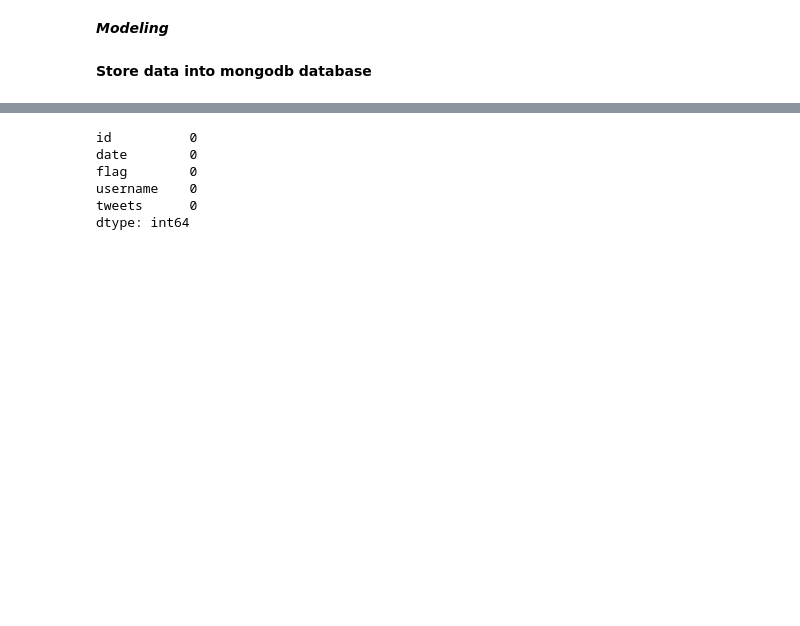
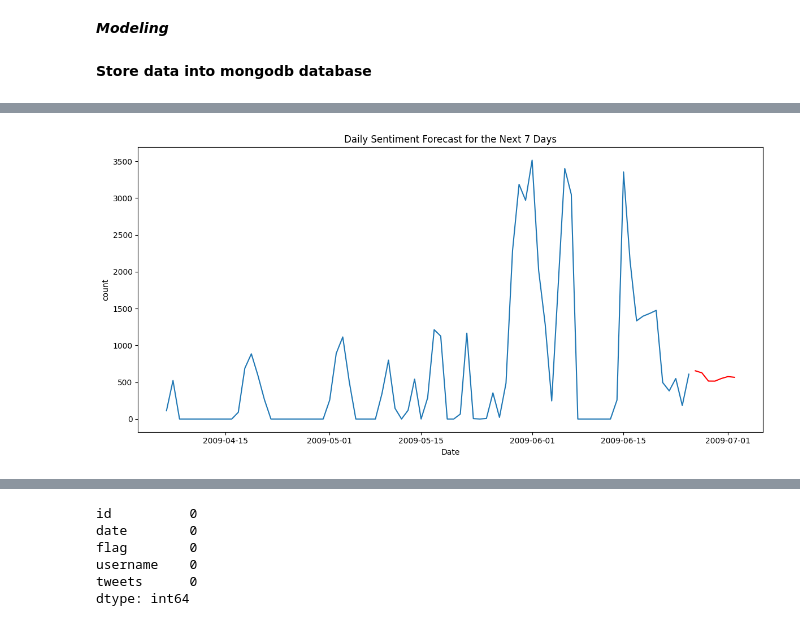
Before and after one commit to muhammadahsan2023/Tweets_Analysis, a Jupyter notebook: tweets_analysis.ipynb, the cells around one changed output, grey strips where cells are left out. Drawn from its saved outputs; the diff is of its cells as text; code cells hidden in the pictures; blank space fills up the shorter version.

```diff
--- a/tweets_analysis.ipynb
+++ b/tweets_analysis.ipynb
@@ -330,0 +371,21 @@ df = pd.read_csv('/content/drive/MyDrive/Data/tweets.csv')
+# %%
+# Fit an ARIMA model (adjust parameters as needed)
+order = (3, 1, 0)  # Example ARIMA order
+model = ARIMA(daily_data, order=order)
+fit_model = model.fit()
+# %%
+# Forecast for the next week (adjust steps parameter as needed)
+forecast_steps = 7
+forecast_dates = pd.date_range(start=daily_data.index[-1], periods=forecast_steps + 1, freq='D')[1:]
+forecast = fit_model.get_forecast(steps=forecast_steps)
+# %%
+plt.figure(figsize=(12, 6))
+plt.plot(daily_data.index, daily_data, label='Actual')
+plt.plot(forecast_dates, forecast.predicted_mean, color='red', label='Forecast')
+plt.title('Daily Sentiment Forecast for the Next 7 Days')
+plt.xlabel('Date')
+plt.ylabel('count')
+plt.tight_layout()
+plt.show()
+# %% [output]
+[figure, added]
```
Also changed, not shown: parts of 33 cells of this notebook.
